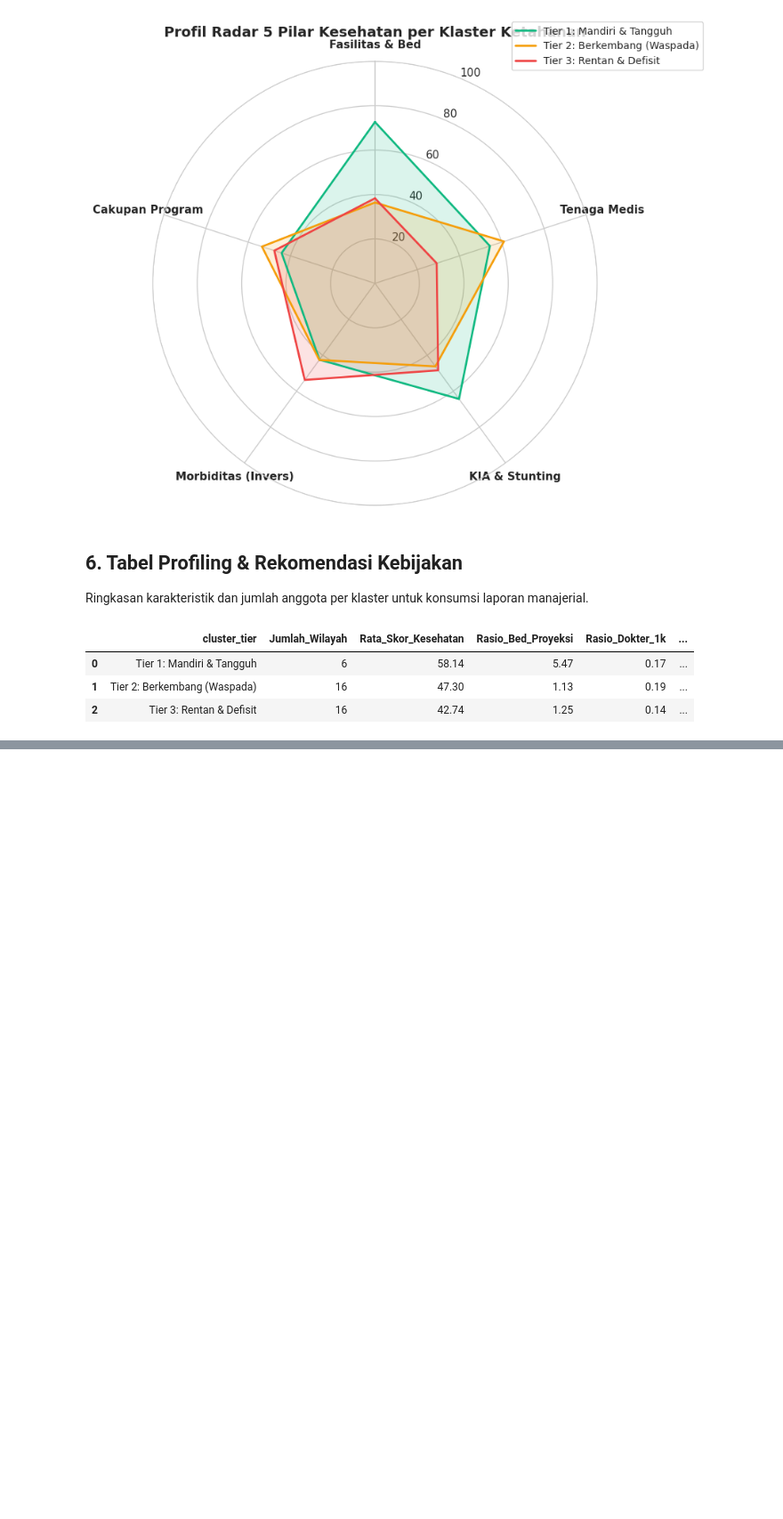
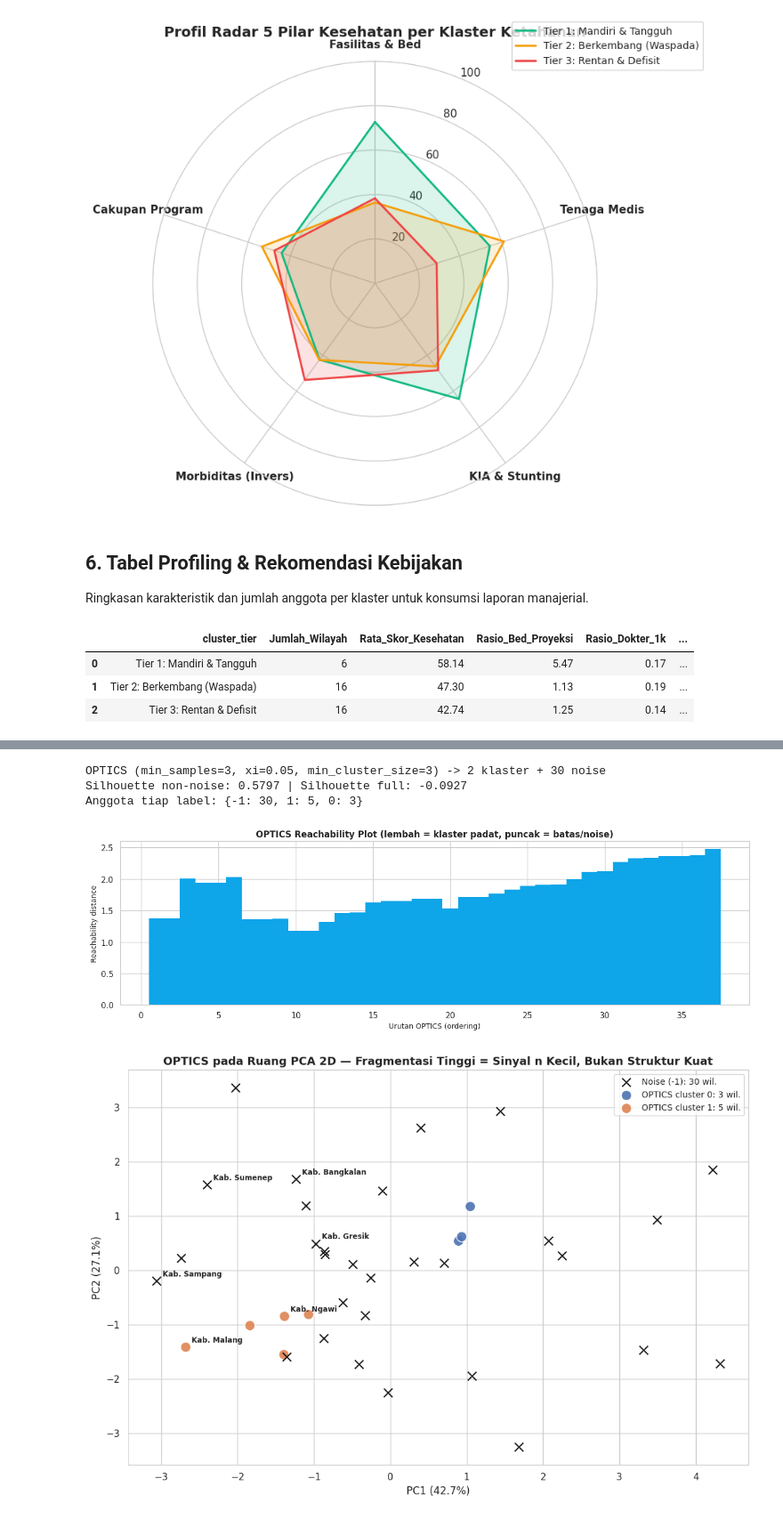
Before and after one commit to Josshua-DSA/OpenData-Cura, a Jupyter notebook: experiments/notebooks/02_regional_resilience_clustering.ipynb, the cells around one changed output, grey strips where cells are left out. Shown at 89% size. Cells and saved outputs as stored; diff of their text form; code cells hidden in the pictures; blank space fills up the shorter version.

```diff
--- a/experiments/notebooks/02_regional_resilience_clustering.ipynb
+++ b/experiments/notebooks/02_regional_resilience_clustering.ipynb
@@ -231,0 +351,51 @@ summary_table
+# %%
+# --- 8a. OPTICS: reachability plot + proyeksi PCA ---
+opt = OPTICS(min_samples=3, xi=0.05, min_cluster_size=3)
+df['cluster_optics'] = opt.fit_predict(X_scaled)
+
+ncl_o = len(set(df['cluster_optics'])) - (1 if -1 in df['cluster_optics'].values else 0)
+nnoise_o = (df['cluster_optics'] == -1).sum()
+mask_o = df['cluster_optics'] != -1
+try:
+    sil_nn_o = silhouette_score(X_scaled[mask_o], df.loc[mask_o, 'cluster_optics']) if ncl_o >= 2 else np.nan
+except Exception:
+    sil_nn_o = np.nan
+try:
+    sil_full_o = silhouette_score(X_scaled, df['cluster_optics']) if ncl_o >= 2 else np.nan
+except Exception:
+    sil_full_o = np.nan
+print(f"OPTICS (min_samples=3, xi=0.05, min_cluster_size=3) -> {ncl_o} klaster + {nnoise_o} noise")
+print(f"Silhouette non-noise: {sil_nn_o:.4f} | Silhouette full: {sil_full_o:.4f}")
+print("Anggota tiap label:", df['cluster_optics'].value_counts().to_dict())
+
+# Reachability plot (urutan OPTICS)
+fig, ax = plt.subplots(figsize=(13, 4.2))
+ordering = opt.ordering_
+reach = np.array(opt.reachability_[ordering])
+ax.bar(range(len(reach)), reach, width=1.0, color='#0EA5E9', edgecolor='none')
+ax.set_title('OPTICS Reachability Plot (lembah = klaster padat, puncak = batas/noise)', fontsize=12, fontweight='bold')
+ax.set_xlabel('Urutan OPTICS (ordering)', fontsize=10)
+ax.set_ylabel('Reachability distance', fontsize=10)
+plt.tight_layout(); plt.show()
+
+plt.figure(figsize=(11, 7.5))
+for lab in sorted(df['cluster_optics'].unique()):
+    sub = df[df['cluster_optics'] == lab]
+    if lab == -1:
+        plt.scatter(sub['pca_1'], sub['pca_2'], c='black', marker='x', s=100, linewidths=1.5,
+                    label=f"Noise (-1): {len(sub)} wil.", alpha=0.9, zorder=3)
+    else:
+        plt.scatter(sub['pca_1'], sub['pca_2'], s=140, edgecolors='white', linewidths=1.0, alpha=0.9,
+                    label=f"OPTICS cluster {lab}: {len(sub)} wil.", zorder=2)
+for _, r in df[df['nama_wilayah'].isin(['Kabupaten Sumenep','Kabupaten Gresik','Kabupaten Sampang','Kabupaten Bangkalan','Kabupaten Ngawi','Kabupaten Malang'])].iterrows():
+    plt.text(r['pca_1']+0.08, r['pca_2']+0.08, r['nama_wilayah'].replace('Kabupaten ','Kab. '), fontsize=8.5, fontweight='semibold')
+plt.title('OPTICS pada Ruang PCA 2D — Fragmentasi Tinggi = Sinyal n Kecil, Bukan Struktur Kuat', fontsize=13, fontweight='bold')
+plt.xlabel(f"PC1 ({pca.explained_variance_ratio_[0]:.1%})"); plt.ylabel(f"PC2 ({pca.explained_variance_ratio_[1]:.1%})")
+plt.legend(frameon=True, fontsize=10, loc='best')
+plt.tight_layout(); plt.show()
+# %% [output]
+OPTICS (min_samples=3, xi=0.05, min_cluster_size=3) -> 2 klaster + 30 noise
+Silhouette non-noise: 0.5797 | Silhouette full: -0.0927
+Anggota tiap label: {-1: 30, 1: 5, 0: 3}
+[figure, added]
+[figure, added]
```
Also changed, not shown: parts of 11 cells of this notebook, 16 other files.
